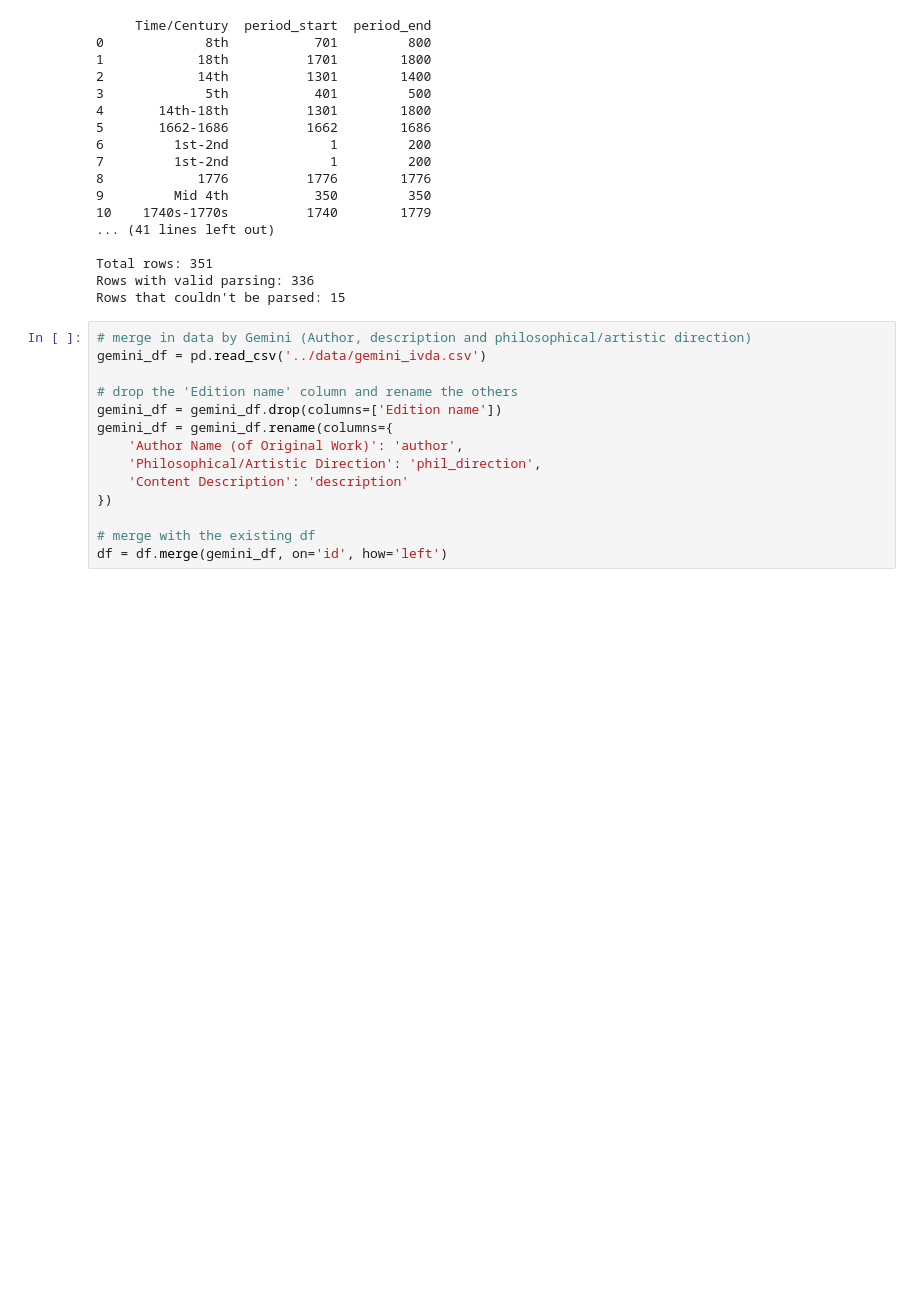
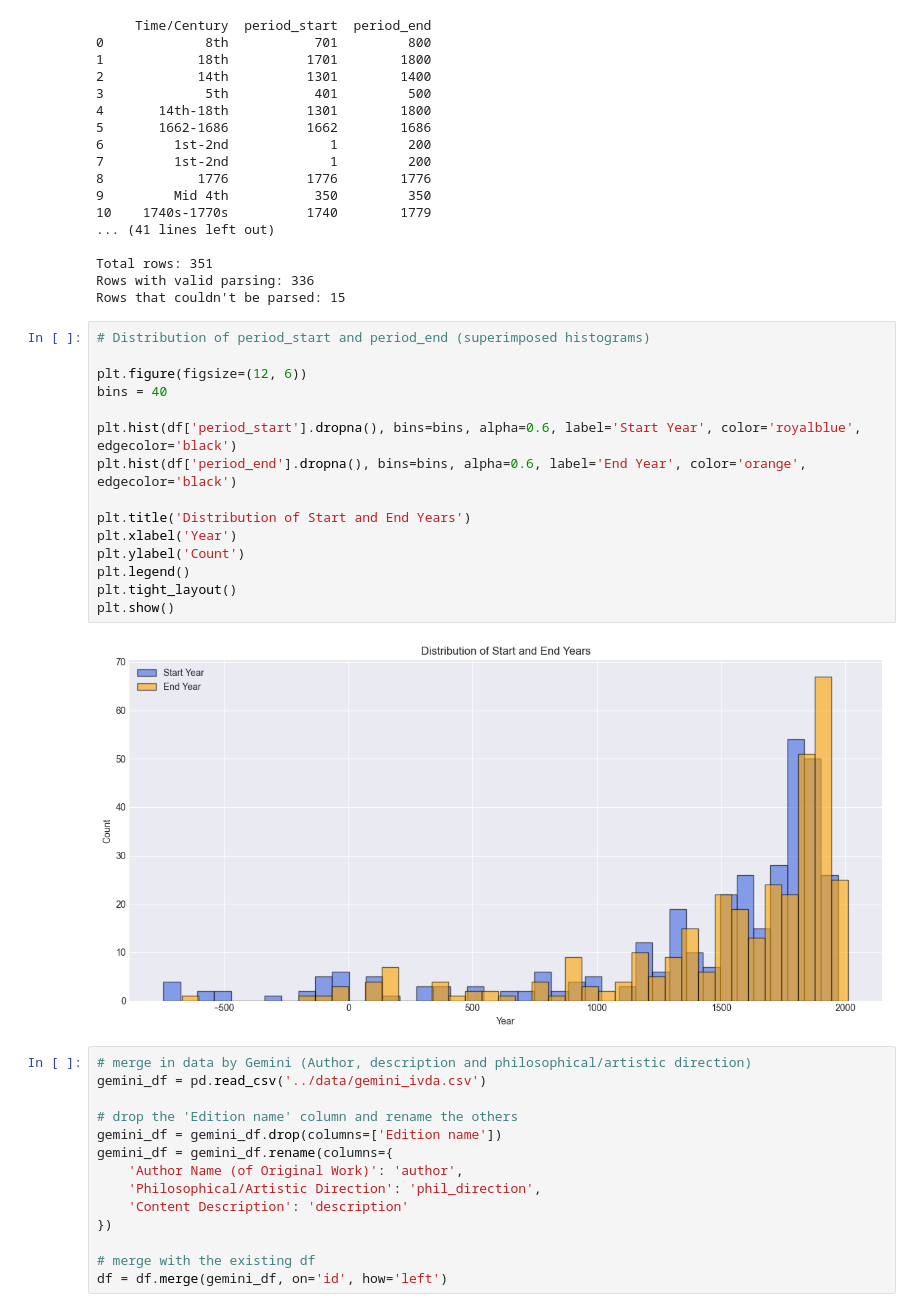
Before and after one commit to Di0nigi/IVDAProject, a Jupyter notebook: EDA_Patrick/G2.ipynb, the cells around one changed output. Cells and saved outputs as stored; diff of their text form; blank space fills up the shorter version.

Commit message:
corrected yves import and added visualizations

```diff
--- a/EDA_Patrick/G2.ipynb
+++ b/EDA_Patrick/G2.ipynb
@@ -879,6 +879,23 @@ print(f"Rows that couldn't be parsed: {df['period_start'].isna().sum()}")
 Total rows: 351
 Rows with valid parsing: 336
 Rows that couldn't be parsed: 15
+# %%
+# Distribution of period_start and period_end (superimposed histograms)
+
+plt.figure(figsize=(12, 6))
+bins = 40
+
+plt.hist(df['period_start'].dropna(), bins=bins, alpha=0.6, label='Start Year', color='royalblue', edgecolor='black')
+plt.hist(df['period_end'].dropna(), bins=bins, alpha=0.6, label='End Year', color='orange', edgecolor='black')
+
+plt.title('Distribution of Start and End Years')
+plt.xlabel('Year')
+plt.ylabel('Count')
+plt.legend()
+plt.tight_layout()
+plt.show()
+# %% [output]
+[figure, added]
 # %%
 # merge in data by Gemini (Author, description and philosophical/artistic direction)
 gemini_df = pd.read_csv('../data/gemini_ivda.csv')
```
Also changed, not shown: parts of 3 cells of this notebook, 1 other file.
